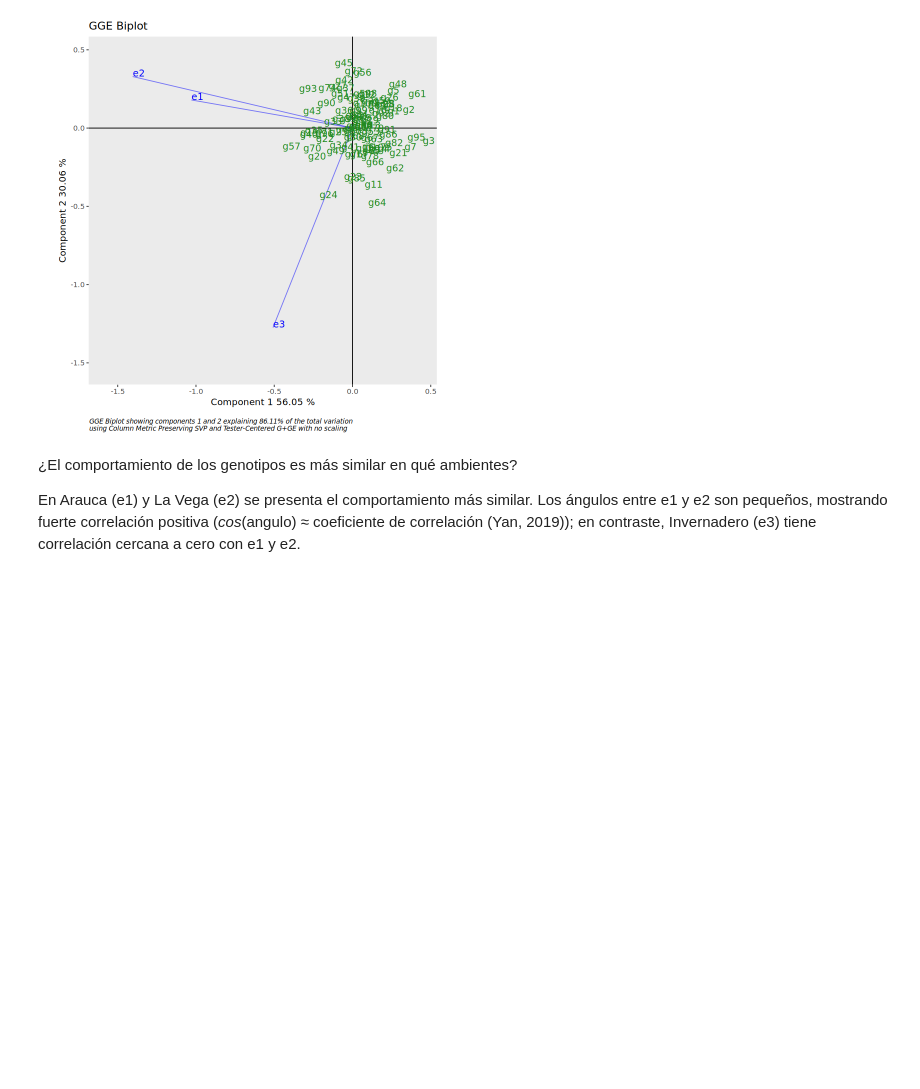
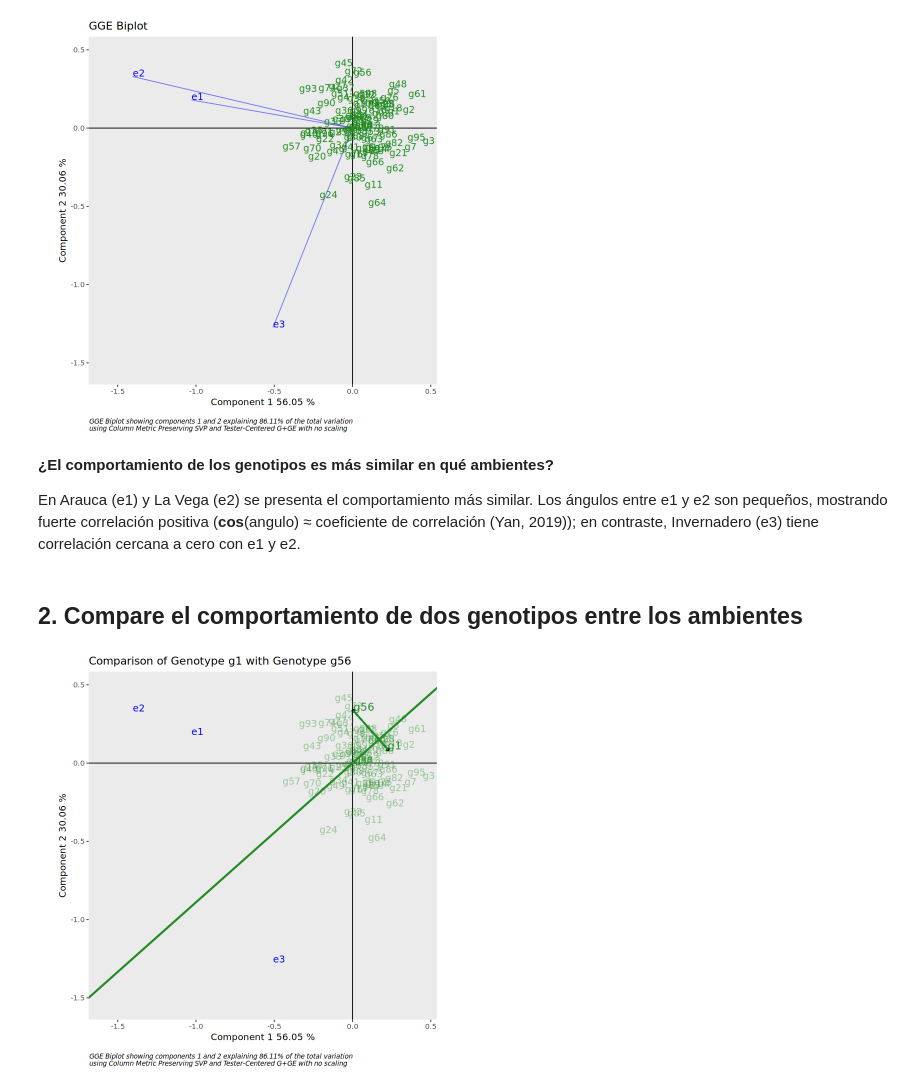
Before and after one commit to hdescobarh/journey-resolution, a Jupyter notebook: GRC_Taller02_GxE/Code/mi_solucion.ipynb, the cells around one changed output. Drawn from its saved outputs; the diff is of its cells as text; code cells hidden in the pictures; blank space fills up the shorter version.

```diff
--- a/GRC_Taller02_GxE/Code/mi_solucion.ipynb
+++ b/GRC_Taller02_GxE/Code/mi_solucion.ipynb
@@ -45,6 +54,17 @@ GGEPlot(gge_model)
 # %% [output]
 [figure]
 # %% [markdown]
-¿El comportamiento de los genotipos es más similar en qué ambientes?
+__¿El comportamiento de los genotipos es más similar en qué ambientes?__
 
-En Arauca (e1) y La Vega (e2) se presenta el comportamiento más similar. Los ángulos entre e1 y e2 son pequeños, mostrando fuerte correlación positiva (_cos_(angulo) ≈ coeficiente de correlación (Yan, 2019)); en contraste, Invernadero (e3) tiene correlación cercana a cero con e1 y e2.
+En Arauca (e1) y La Vega (e2) se presenta el comportamiento más similar. Los ángulos entre e1 y e2 son pequeños, mostrando fuerte correlación positiva (__cos__(angulo) ≈ coeficiente de correlación (Yan, 2019)); en contraste, Invernadero (e3) tiene correlación cercana a cero con e1 y e2.
+# %% [markdown]
+## 2. Compare el comportamiento de dos genotipos entre los ambientes
+# %%
+CompareGens(gge_model, G1 = "g1", G2 = "g56")
+
+# No estoy seguro el significado del warning, pero también aparece
+# con los datos de ejemplo del paquete, por lo que es un problema de
+# como este hace uso de ggplot.
+# Issue relacionado: https://github.com/tidyverse/ggplot2/issues/5762
+# %% [output]
+[figure, added]
```
Also changed, not shown: parts of 10 cells of this notebook.
